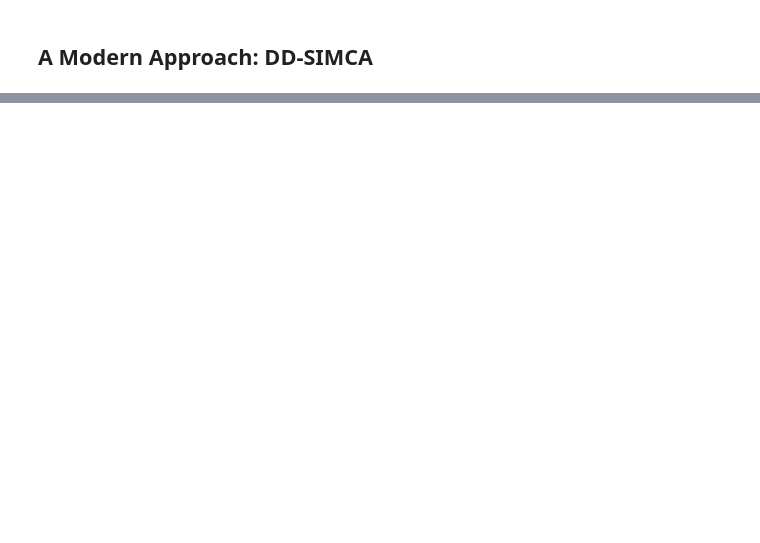
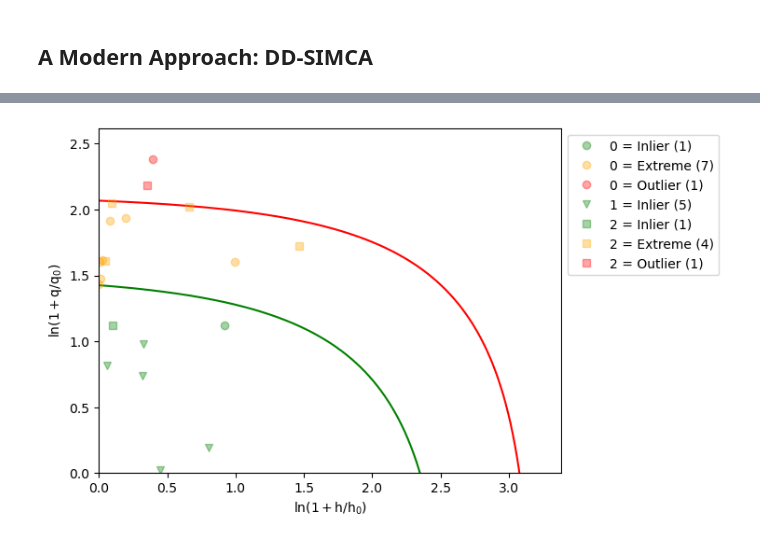
Before and after one commit to mahynski/pychemauth, a Jupyter notebook: docs/jupyter/gallery/simca.ipynb, the cells around one changed output, grey strips where cells are left out. Cells and saved outputs as stored; diff of their text form; code cells hidden in the pictures; blank space fills up the shorter version.

```diff
--- a/docs/jupyter/gallery/simca.ipynb
+++ b/docs/jupyter/gallery/simca.ipynb
@@ -227,0 +385,6 @@ Also check scaling in h and q space
+# %%
+# Here, 1 example of class 0 and 1 example of class 2 are considered (incorrectly) to be consistent with class 1,
+# though all 5 examples of class 1 are properly determined to be authentic.
+_ = pychemauth_ddsimca_model[1].visualize(X_test, y_test)
+# %% [output]
+[figure, added]
```
Also changed, not shown: parts of 21 cells of this notebook, 2 other files.
